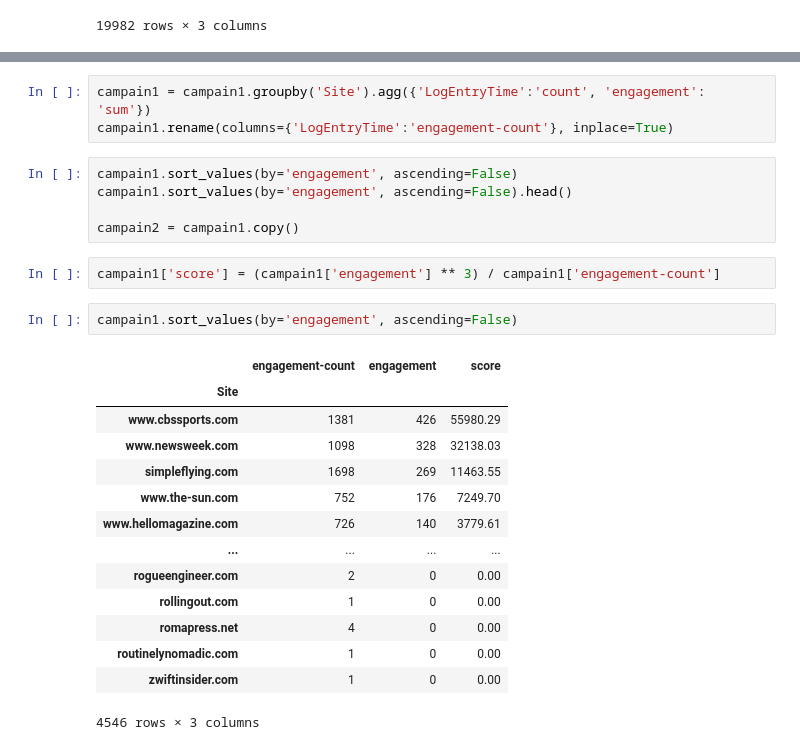
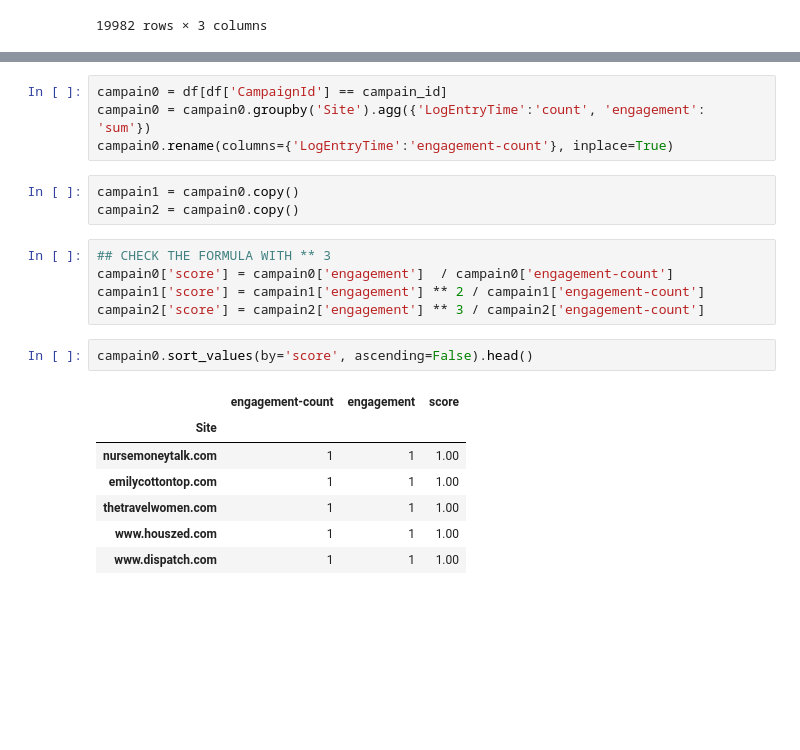
Before and after one commit to NatnaelSisay/adludio-challenge, a Jupyter notebook: notebooks/0_Algorithm_development.ipynb, the cells around one changed output, grey strips where cells are left out. Cells and saved outputs as stored; diff of their text form; blank space fills up the shorter version.

```diff
--- a/notebooks/0_Algorithm_development.ipynb
+++ b/notebooks/0_Algorithm_development.ipynb
@@ -108,30 +89,25 @@ beset_performers(df, campain_id)
 | 4545 | zwiftinsider.com | 0 | 1 | 0.00 |
 4546 rows × 4 columns
 # %%
-campain1 = campain1.groupby('Site').agg({'LogEntryTime':'count', 'engagement': 'sum'})
-campain1.rename(columns={'LogEntryTime':'engagement-count'}, inplace=True)
+campain0 = df[df['CampaignId'] == campain_id]
+campain0 = campain0.groupby('Site').agg({'LogEntryTime':'count', 'engagement': 'sum'})
+campain0.rename(columns={'LogEntryTime':'engagement-count'}, inplace=True)
 # %%
-campain1.sort_values(by='engagement', ascending=False)
-campain1.sort_values(by='engagement', ascending=False).head()
-
-campain2 = campain1.copy()
+campain1 = campain0.copy()
+campain2 = campain0.copy()
 # %%
-campain1['score'] = (campain1['engagement'] ** 3) / campain1['engagement-count']
+## CHECK THE FORMULA WITH ** 3
+campain0['score'] = campain0['engagement']  / campain0['engagement-count']
+campain1['score'] = campain1['engagement'] ** 2 / campain1['engagement-count']
+campain2['score'] = campain2['engagement'] ** 3 / campain2['engagement-count']
 # %%
-campain1.sort_values(by='engagement', ascending=False)
+campain0.sort_values(by='score', ascending=False).head()
 # %% [output]
 |  | engagement-count | engagement | score |
 | Site |  |  |  |
-| www.cbssports.com | 1381 | 426 | 55980.29 |
-| www.newsweek.com | 1098 | 328 | 32138.03 |
-| simpleflying.com | 1698 | 269 | 11463.55 |
-| www.the-sun.com | 752 | 176 | 7249.70 |
-| www.hellomagazine.com | 726 | 140 | 3779.61 |
-| ... | ... | ... | ... |
-| rogueengineer.com | 2 | 0 | 0.00 |
-| rollingout.com | 1 | 0 | 0.00 |
-| romapress.net | 4 | 0 | 0.00 |
-| routinelynomadic.com | 1 | 0 | 0.00 |
-| zwiftinsider.com | 1 | 0 | 0.00 |
+| nursemoneytalk.com | 1 | 1 | 1.00 |
+| emilycottontop.com | 1 | 1 | 1.00 |
+| thetravelwomen.com | 1 | 1 | 1.00 |
+| www.houszed.com | 1 | 1 | 1.00 |
+| www.dispatch.com | 1 | 1 | 1.00 |
-4546 rows × 3 columns
 # %%
```
Also changed, not shown: parts of 12 cells of this notebook, 2 other files.
